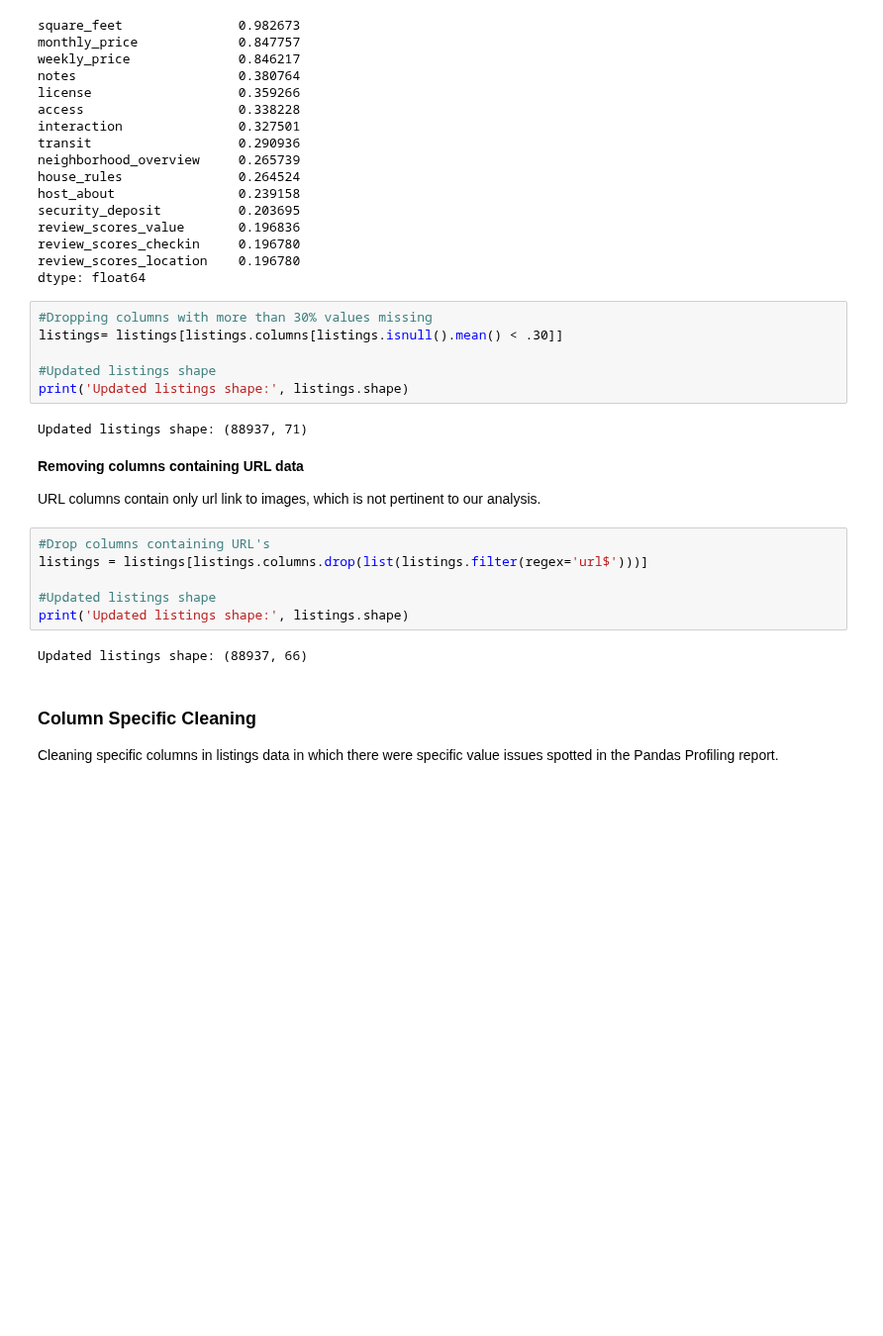
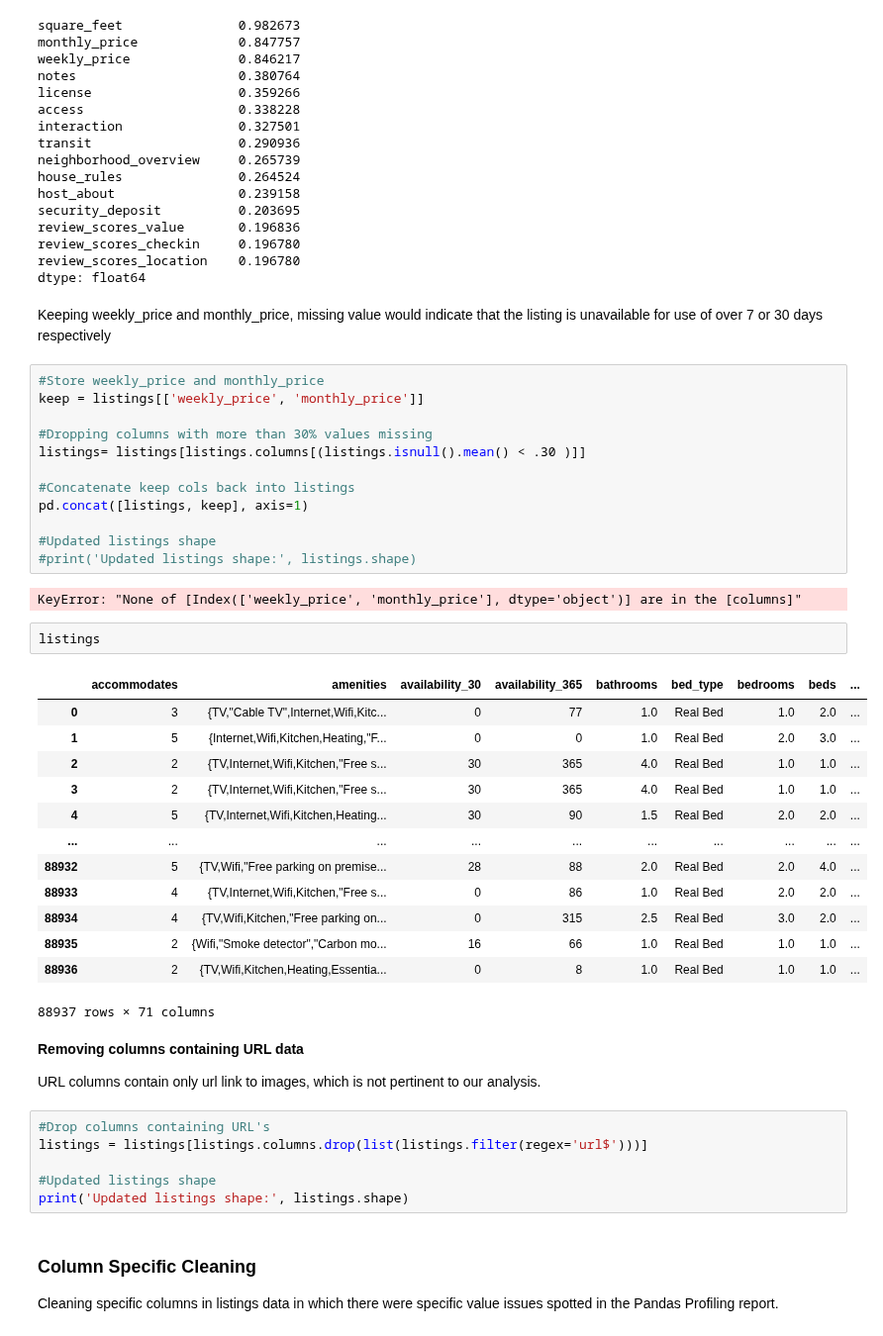
Before and after one commit to KishenSharma6/Airbnb-SF, a Jupyter notebook: Project Codes/Data Cleaning Scripts/Airbnb Listings Data Cleaning.ipynb, the cells around one changed output. Shown at 99% size. Cells and saved outputs as stored; diff of their text form; blank space fills up the shorter version.

```diff
--- a/Project Codes/Data Cleaning Scripts/Airbnb Listings Data Cleaning.ipynb
+++ b/Project Codes/Data Cleaning Scripts/Airbnb Listings Data Cleaning.ipynb
@@ -188,14 +190,38 @@ review_scores_value       0.196836
 review_scores_checkin     0.196780
 review_scores_location    0.196780
 dtype: float64
+# %% [markdown]
+Keeping weekly_price and monthly_price, missing value would indicate that the listing is unavailable for use of over 7 or 30 days respectively
 # %%
+#Store weekly_price and monthly_price
+keep = listings[['weekly_price', 'monthly_price']]
+
 #Dropping columns with more than 30% values missing
-listings= listings[listings.columns[listings.isnull().mean() < .30]]
+listings= listings[listings.columns[(listings.isnull().mean() < .30 )]]
+
+#Concatenate keep cols back into listings
+pd.concat([listings, keep], axis=1)
 
 #Updated listings shape
-print('Updated listings shape:', listings.shape)
+#print('Updated listings shape:', listings.shape)
 # %% [output]
-Updated listings shape: (88937, 71)
+KeyError: "None of [Index(['weekly_price', 'monthly_price'], dtype='object')] are in the [columns]"
+# %%
+listings
+# %% [output]
+|  | accommodates | amenities | availability_30 | availability_365 | bathrooms | bed_type | bedrooms | beds | ... |
+| 0 | 3 | {TV,"Cable TV",Internet,Wifi,Kitc... | 0 | 77 | 1.0 | Real Bed | 1.0 | 2.0 | ... |
+| 1 | 5 | {Internet,Wifi,Kitchen,Heating,"F... | 0 | 0 | 1.0 | Real Bed | 2.0 | 3.0 | ... |
+| 2 | 2 | {TV,Internet,Wifi,Kitchen,"Free s... | 30 | 365 | 4.0 | Real Bed | 1.0 | 1.0 | ... |
+| 3 | 2 | {TV,Internet,Wifi,Kitchen,"Free s... | 30 | 365 | 4.0 | Real Bed | 1.0 | 1.0 | ... |
+| 4 | 5 | {TV,Internet,Wifi,Kitchen,Heating... | 30 | 90 | 1.5 | Real Bed | 2.0 | 2.0 | ... |
+| ... | ... | ... | ... | ... | ... | ... | ... | ... | ... |
+| 88932 | 5 | {TV,Wifi,"Free parking on premise... | 28 | 88 | 2.0 | Real Bed | 2.0 | 4.0 | ... |
+| 88933 | 4 | {TV,Internet,Wifi,Kitchen,"Free s... | 0 | 86 | 1.0 | Real Bed | 2.0 | 2.0 | ... |
+| 88934 | 4 | {TV,Wifi,Kitchen,"Free parking on... | 0 | 315 | 2.5 | Real Bed | 3.0 | 2.0 | ... |
+| 88935 | 2 | {Wifi,"Smoke detector","Carbon mo... | 16 | 66 | 1.0 | Real Bed | 1.0 | 1.0 | ... |
+| 88936 | 2 | {TV,Wifi,Kitchen,Heating,Essentia... | 0 | 8 | 1.0 | Real Bed | 1.0 | 1.0 | ... |
+88937 rows × 71 columns
 # %% [markdown]
 **Removing columns containing URL data**
 
@@ -206,8 +232,6 @@ listings = listings[listings.columns.drop(list(listings.filter(regex='url$')))]
 
 #Updated listings shape
 print('Updated listings shape:', listings.shape)
-# %% [output]
-Updated listings shape: (88937, 66)
 # %% [markdown]
 ### Column Specific Cleaning
 
```
Also changed, not shown: parts of 19 cells of this notebook.
